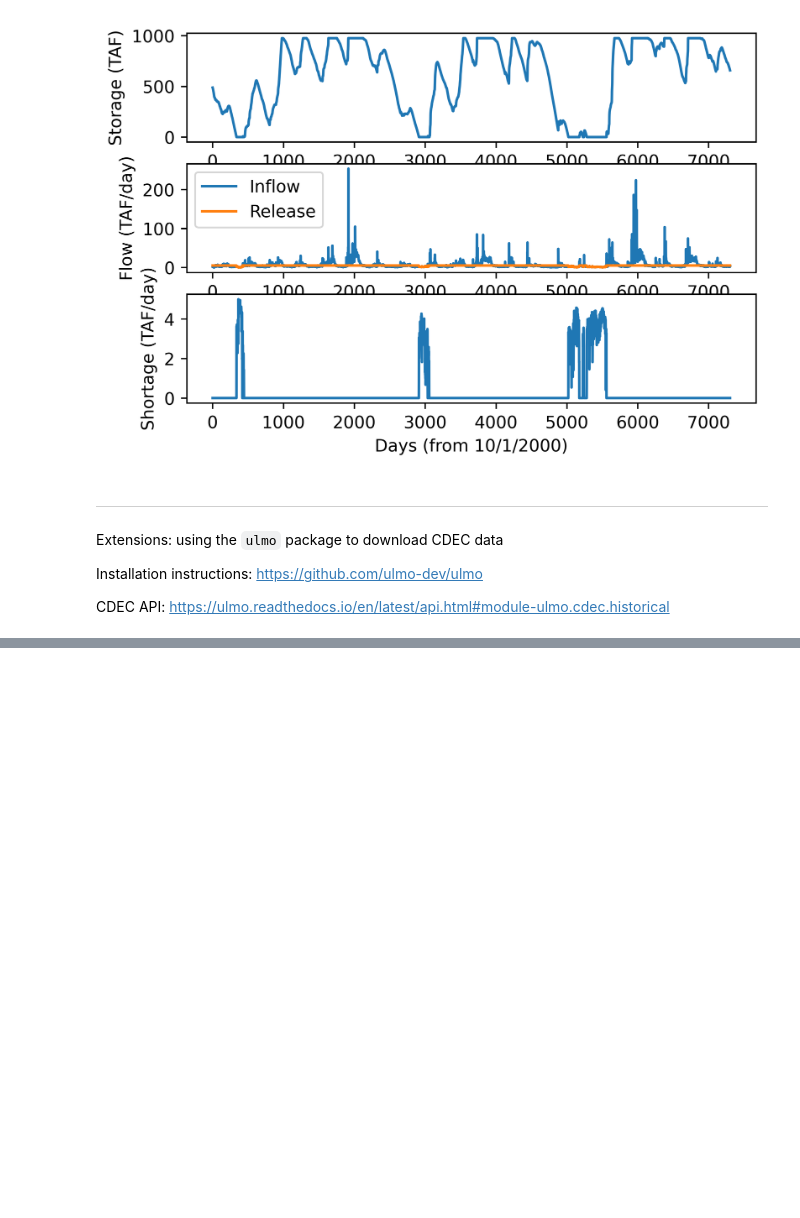
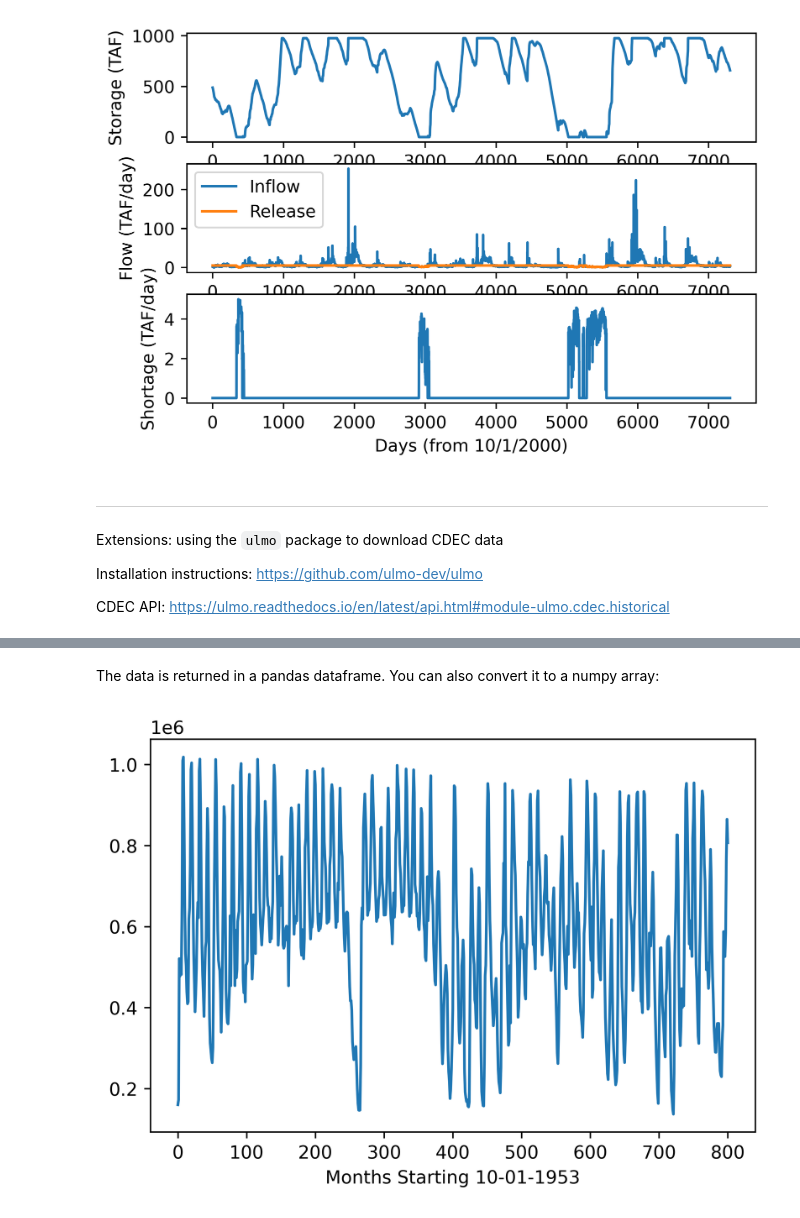
Before and after one commit to jdherman/eci273, a Jupyter notebook: L02-data-and-simulation.ipynb, the cells around one changed output, grey strips where cells are left out. Saved outputs shown, nothing was run; the diff lists cells and outputs as text; code cells hidden in the pictures; blank space fills up the shorter version.

```diff
--- a/L02-data-and-simulation.ipynb
+++ b/L02-data-and-simulation.ipynb
@@ -211,0 +216,10 @@ Index: []}}
+# %% [markdown]
+The data is returned in a pandas dataframe. You can also convert it to a numpy array:
+# %%
+SHA_storage = df.values
+
+plt.plot(SHA_storage)
+plt.xlabel('Months Starting 10-01-1953')
+plt.show()
+# %% [output]
+[figure, added]
```
Also changed, not shown: parts of 9 cells of this notebook, 2 other files.
